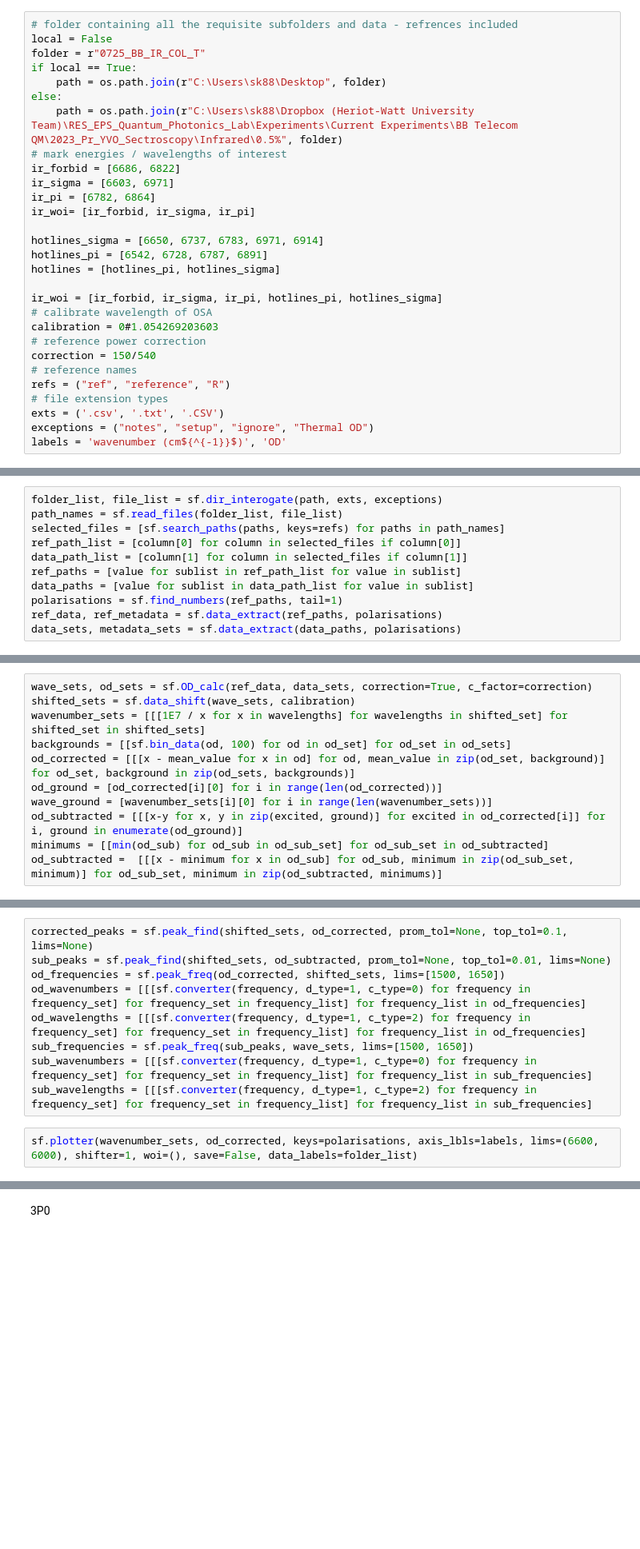
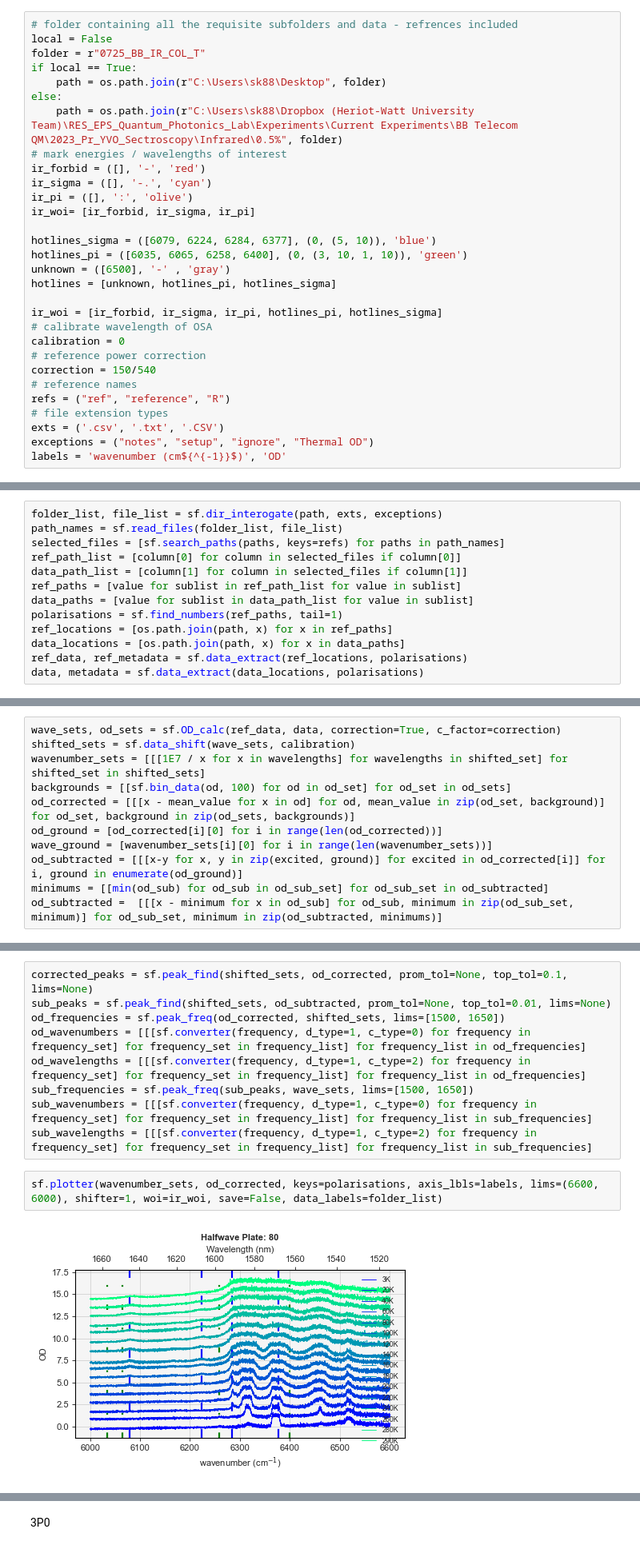
Before and after one commit to SMK-UK/Spectroscopy, a Jupyter notebook: Trans_Analysis 1550.ipynb, the cells around one changed output, grey strips where cells are left out. Shown at 80% size. Cells and saved outputs as stored; diff of their text form; blank space fills up the shorter version.

```diff
--- a/Trans_Analysis 1550.ipynb
+++ b/Trans_Analysis 1550.ipynb
@@ -28,18 +28,19 @@ if local == True:
 else:
     path = os.path.join(r"C:\Users\sk88\Dropbox (Heriot-Watt University Team)\RES_EPS_Quantum_Photonics_Lab\Experiments\Current Experiments\BB Telecom QM\2023_Pr_YVO_Sectroscopy\Infrared\0.5%", folder)
 # mark energies / wavelengths of interest
-ir_forbid = [6686, 6822]
-ir_sigma = [6603, 6971]
-ir_pi = [6782, 6864]
+ir_forbid = ([], '-', 'red')
+ir_sigma = ([], '-.', 'cyan')
+ir_pi = ([], ':', 'olive')
 ir_woi= [ir_forbid, ir_sigma, ir_pi]
 
-hotlines_sigma = [6650, 6737, 6783, 6971, 6914]
-hotlines_pi = [6542, 6728, 6787, 6891]
-hotlines = [hotlines_pi, hotlines_sigma]
+hotlines_sigma = ([6079, 6224, 6284, 6377], (0, (5, 10)), 'blue')
+hotlines_pi = ([6035, 6065, 6258, 6400], (0, (3, 10, 1, 10)), 'green')
+unknown = ([6500], '-' , 'gray')
+hotlines = [unknown, hotlines_pi, hotlines_sigma]
 
 ir_woi = [ir_forbid, ir_sigma, ir_pi, hotlines_pi, hotlines_sigma]
 # calibrate wavelength of OSA
-calibration = 0#1.054269203603
+calibration = 0
 # reference power correction
 correction = 150/540
 # reference names
@@ -61,8 +62,10 @@ data_path_list = [column[1] for column in selected_files if column[1]]
 ref_paths = [value for sublist in ref_path_list for value in sublist]
 data_paths = [value for sublist in data_path_list for value in sublist]
 polarisations = sf.find_numbers(ref_paths, tail=1)
-ref_data, ref_metadata = sf.data_extract(ref_paths, polarisations)
-data_sets, metadata_sets = sf.data_extract(data_paths, polarisations)
+ref_locations = [os.path.join(path, x) for x in ref_paths]
+data_locations = [os.path.join(path, x) for x in data_paths]
+ref_data, ref_metadata = sf.data_extract(ref_locations, polarisations)
+data, metadata = sf.data_extract(data_locations, polarisations)
 # %% [markdown]
 
 ##### Main calculations
@@ -70,7 +73,7 @@ data_sets, metadata_sets = sf.data_extract(data_paths, polarisations)
         Correct OD for background
         Create two data sets - corrected and subtracted
 # %%
-wave_sets, od_sets = sf.OD_calc(ref_data, data_sets, correction=True, c_factor=correction)
+wave_sets, od_sets = sf.OD_calc(ref_data, data, correction=True, c_factor=correction)
 shifted_sets = sf.data_shift(wave_sets, calibration)
 wavenumber_sets = [[[1E7 / x for x in wavelengths] for wavelengths in shifted_set] for shifted_set in shifted_sets]
 backgrounds = [[sf.bin_data(od, 100) for od in od_set] for od_set in od_sets]
@@ -95,4 +98,6 @@ sub_frequencies = sf.peak_freq(sub_peaks, wave_sets, lims=[1500, 1650])
 sub_wavenumbers = [[[sf.converter(frequency, d_type=1, c_type=0) for frequency in frequency_set] for frequency_set in frequency_list] for frequency_list in sub_frequencies]
 sub_wavelengths = [[[sf.converter(frequency, d_type=1, c_type=2) for frequency in frequency_set] for frequency_set in frequency_list] for frequency_list in sub_frequencies]
 # %%
-sf.plotter(wavenumber_sets, od_corrected, keys=polarisations, axis_lbls=labels, lims=(6600, 6000), shifter=1, woi=(), save=False, data_labels=folder_list)
+sf.plotter(wavenumber_sets, od_corrected, keys=polarisations, axis_lbls=labels, lims=(6600, 6000), shifter=1, woi=ir_woi, save=False, data_labels=folder_list)
+# %% [output]
+[figure, added]
```
Also changed, not shown: parts of 6 cells of this notebook.
